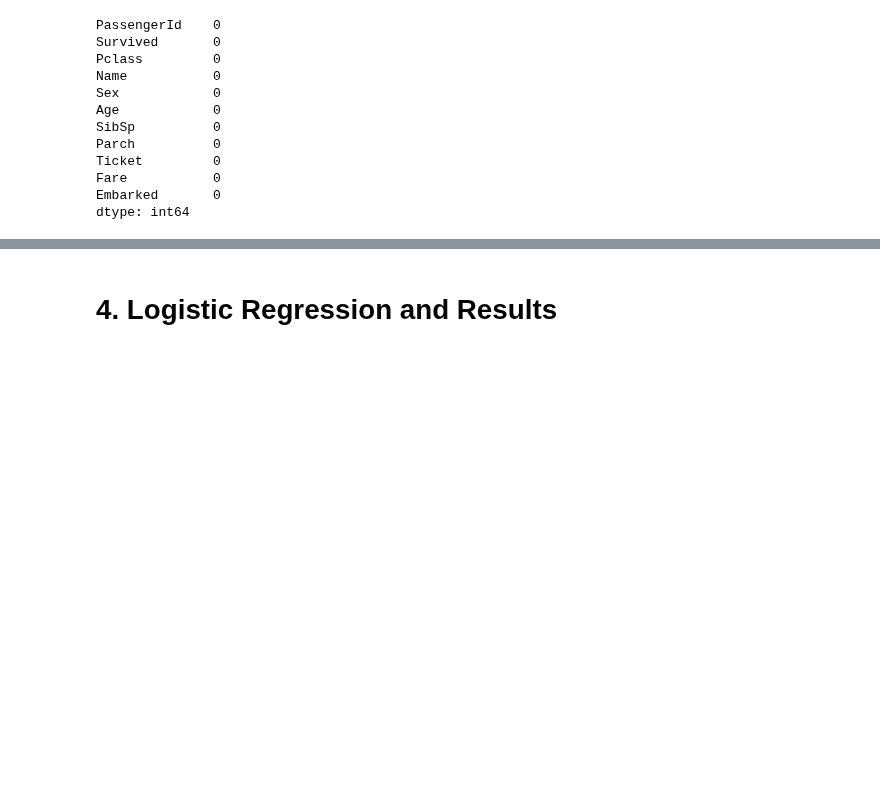
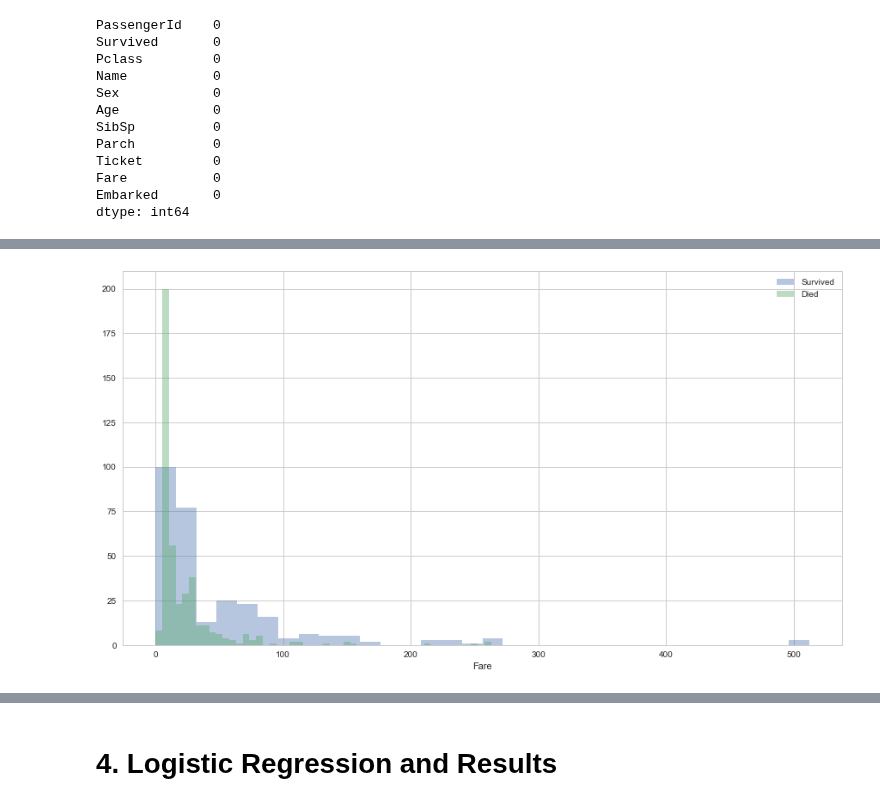
Before and after one commit to nscherf/Machine-learning-lectures, a Jupyter notebook: 05-Logistic-Regression-with-Python/notebook.ipynb, the cells around one changed output, grey strips where cells are left out. Saved outputs shown, nothing was run; the diff lists cells and outputs as text; code cells hidden in the pictures; blank space fills up the shorter version.

```diff
--- a/05-Logistic-Regression-with-Python/notebook.ipynb
+++ b/05-Logistic-Regression-with-Python/notebook.ipynb
@@ -386,9 +232,0 @@ final_test.head()
-# %%
-plt.figure(figsize=(15,8))
-ax = sns.kdeplot(final_train["Age"][final_train.Survived == 1], color="darkturquoise", shade=True)
-sns.kdeplot(final_train["Age"][final_train.Survived == 0], color="lightcoral", shade=True)
-plt.legend(['Survived', 'Died'])
-plt.title('Density Plot of Age for Surviving Population and Deceased Population')
-ax.set(xlabel='Age')
-plt.xlim(-10,85)
-plt.show()
@@ -415,9 +232,0 @@ final_test['IsMinor']=np.where(final_test['Age']<=16, 1, 0)
-# %%
-plt.figure(figsize=(15,8))
-ax = sns.kdeplot(final_train["Fare"][final_train.Survived == 1], color="darkturquoise", shade=True)
-sns.kdeplot(final_train["Fare"][final_train.Survived == 0], color="lightcoral", shade=True)
-plt.legend(['Survived', 'Died'])
-plt.title('Density Plot of Fare for Surviving Population and Deceased Population')
-ax.set(xlabel='Fare')
-plt.xlim(-20,200)
-plt.show()
@@ -467,0 +289,4 @@ This is a very obvious difference.  Clearly being female greatly increased your
+# %%
+plot_numerical("Fare")
+# %% [output]
+[figure, added]
```
Also changed, not shown: parts of 80 cells of this notebook.
